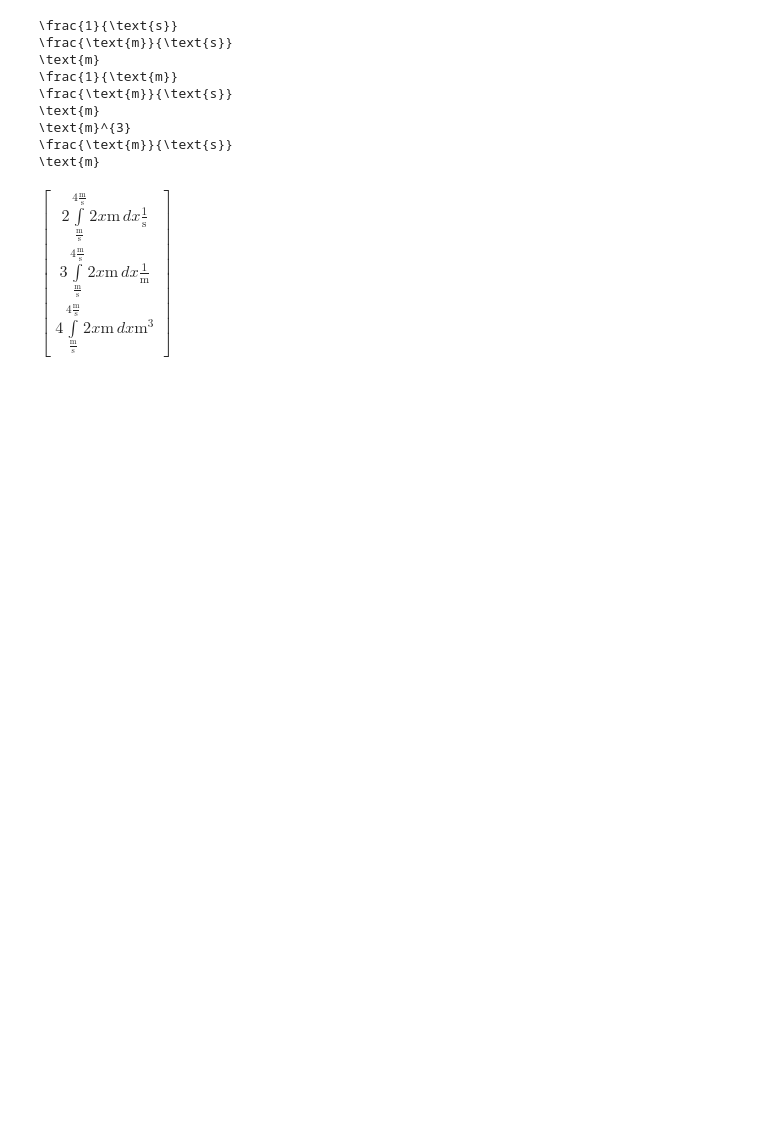
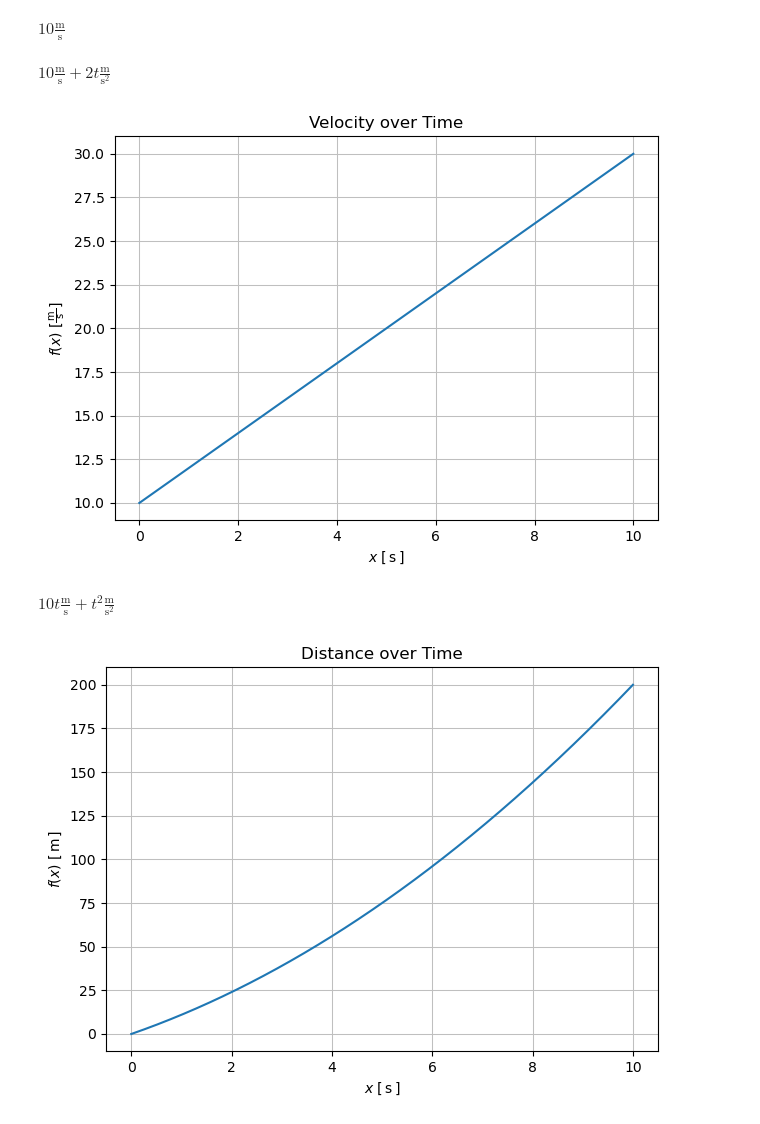
Before and after one commit to eskefr/bettersympy, a Jupyter notebook: test_book.ipynb, the cells around one changed output. Cells and saved outputs as stored; diff of their text form; code cells hidden in the pictures; blank space fills up the shorter version.

```diff
--- a/test_book.ipynb
+++ b/test_book.ipynb
@@ -1,15 +1,20 @@
 # %%
 from better_units import *
-# %%
-Matrix([2/u.s,3/u.m,4*u.m**3])*Integral(2*u.m*s.x,(s.x,u.m/u.s,4*u.m/u.s))
-# %% [output]
-\frac{1}{\text{s}}
-\frac{\text{m}}{\text{s}}
-\text{m}
-\frac{1}{\text{m}}
-\frac{\text{m}}{\text{s}}
-\text{m}
-\text{m}^{3}
-\frac{\text{m}}{\text{s}}
-\text{m}
-$\displaystyle \left[\begin{matrix}2 \int\limits_{\frac{\text{m}}{\text{s}}}^{4\frac{\text{m}}{\text{s}}} 2 x\text{m}\, dx\frac{1}{\text{s}}\\3 \int\limits_{\frac{\text{m}}{\text{s}}}^{4\frac{\text{m}}{\text{s}}} 2 x\text{m}\, dx\frac{1}{\text{m}}\\4 \int\limits_{\frac{\text{m}}{\text{s}}}^{4\frac{\text{m}}{\text{s}}} 2 x\text{m}\, dx\text{m}^{3}\end{matrix}\right]$
+# %%
+# Define a quantity with units
+velocity = 10 * units.meter / units.seconds # or faster: 10*u.m/u.s
+display(velocity)
+# Adding acceleration depinding on velocity time
+velocity = velocity + 2 * u.m / u.s**2 * s.t
+display(velocity)
+# Plotting with Units:
+_ = plot(velocity, (s.t, 0, 10*u.s), title="Velocity over Time")
+
+distance = integrate(velocity)
+_ = plot(distance,(s.t,0,10*u.s), title="Distance over Time")
+# %% [output]
+$\displaystyle 10\frac{\text{m}}{\text{s}}$
+$\displaystyle 10\frac{\text{m}}{\text{s}} + 2 t\frac{\text{m}}{\text{s}^{2}}$
+[figure, added]
+$\displaystyle 10 t\frac{\text{m}}{\text{s}} + t^{2}\frac{\text{m}}{\text{s}^{2}}$
+[figure, added]
```
Also changed, not shown: parts of 2 cells of this notebook, 5 other files.
